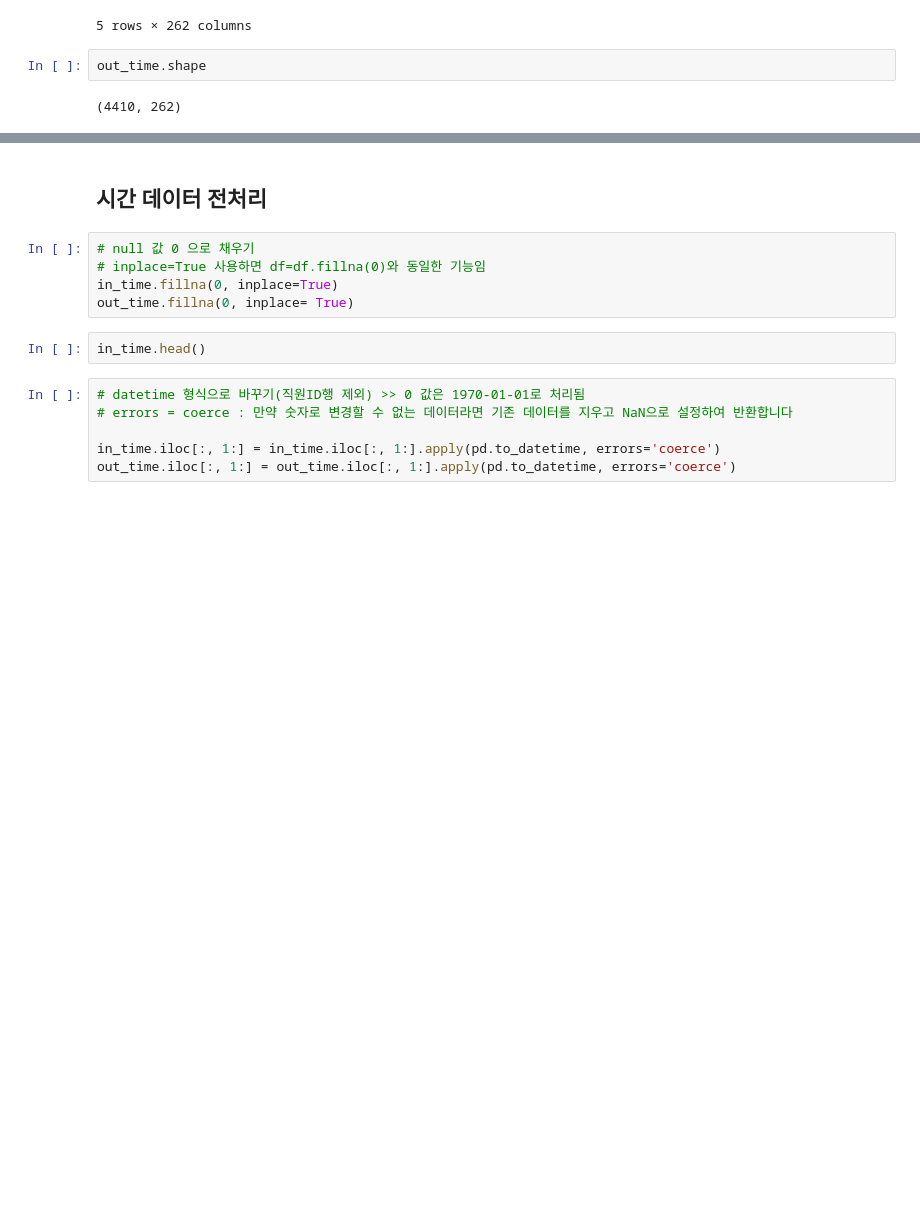
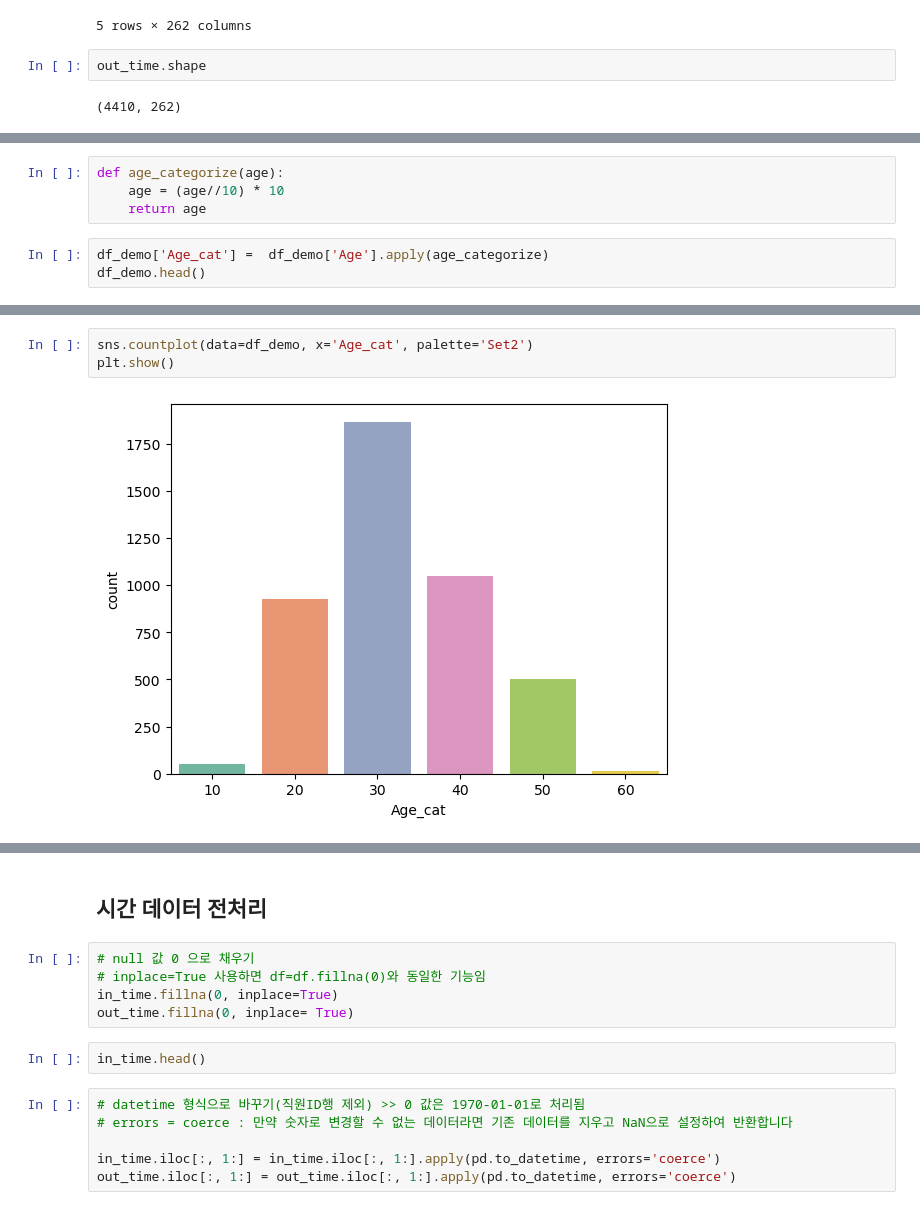
Before and after one commit to JounKK/AIS8_Final_HRA, a Jupyter notebook: 조은/final_proj_joun.ipynb, the cells around one changed output, grey strips where cells are left out. Saved outputs shown, nothing was run; the diff lists cells and outputs as text; blank space fills up the shorter version.

```diff
--- a/조은/final_proj_joun.ipynb
+++ b/조은/final_proj_joun.ipynb
@@ -167,0 +182,7 @@ memory usage: 827.0+ KB
+# %%
+def age_categorize(age):
+    age = (age//10) * 10
+    return age
+# %%
+df_demo['Age_cat'] =  df_demo['Age'].apply(age_categorize)
+df_demo.head()
@@ -167,0 +196,5 @@ memory usage: 827.0+ KB
+# %%
+sns.countplot(data=df_demo, x='Age_cat', palette='Set2')
+plt.show()
+# %% [output]
+[figure, added]
```
Also changed, not shown: parts of 42 cells of this notebook, 7 other files.
